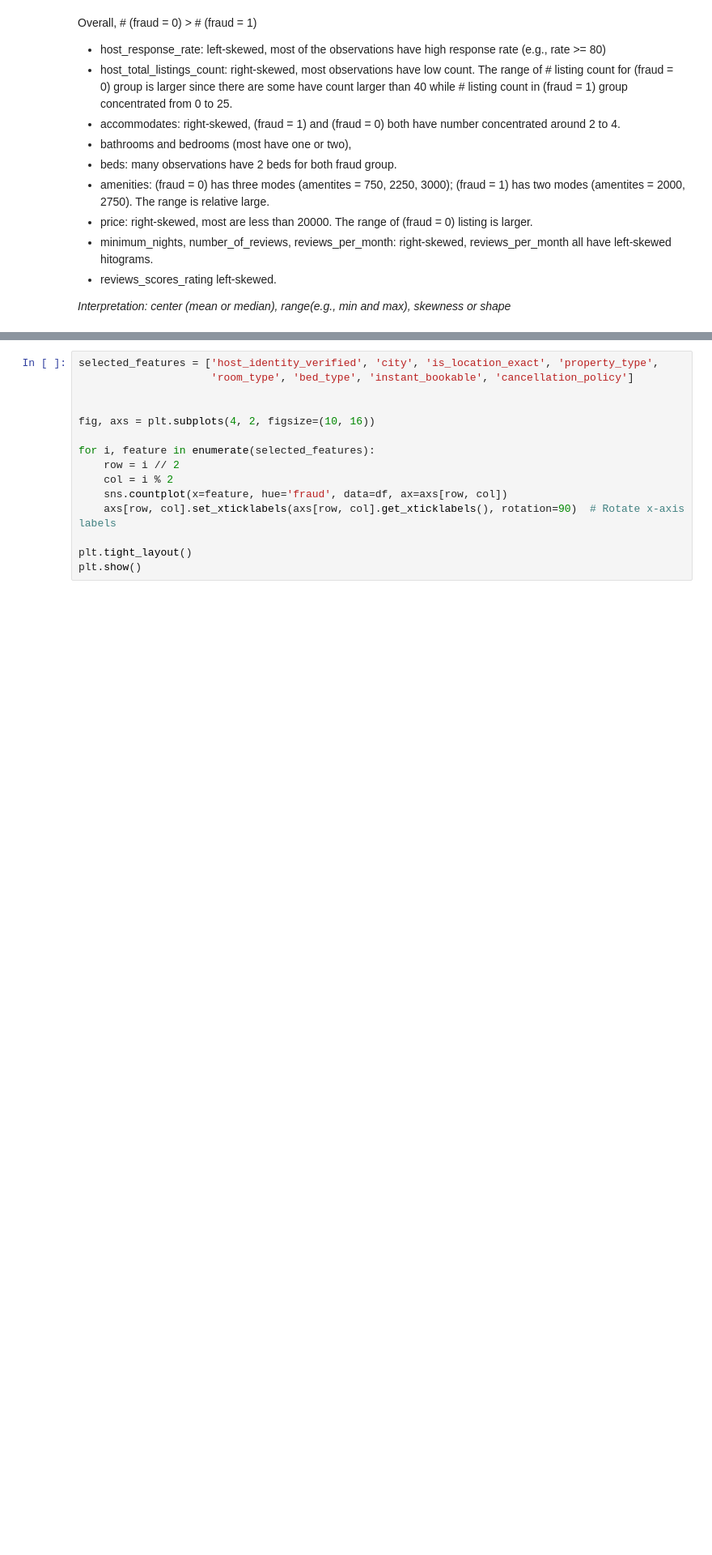
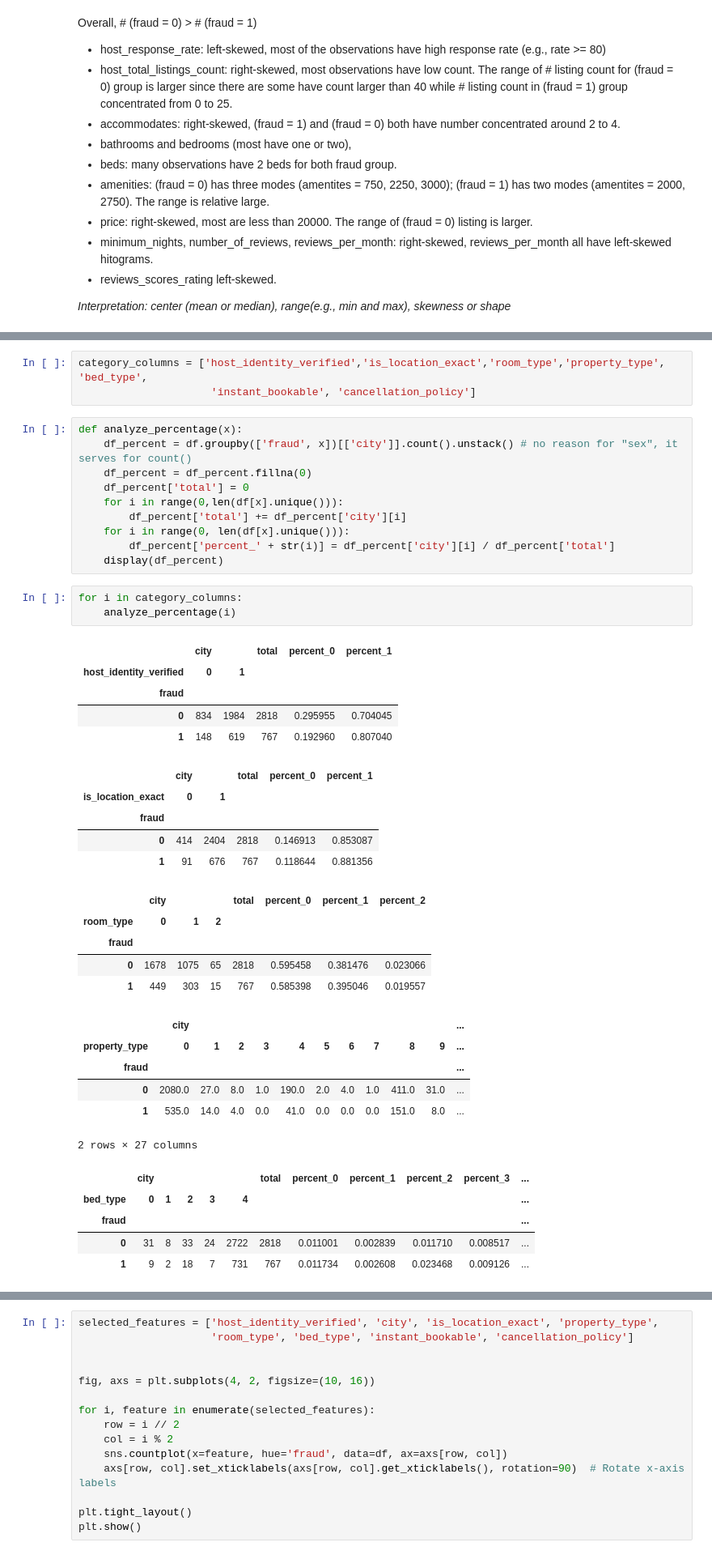
Before and after one commit to szhan872/Airbnb-Project, a Jupyter notebook: airbnb_project.ipynb, the cells around one changed output, grey strips where cells are left out. Shown at 81% size. Drawn from its saved outputs; the diff is of its cells as text; blank space fills up the shorter version.

```diff
--- a/airbnb_project.ipynb
+++ b/airbnb_project.ipynb
@@ -271,0 +287,43 @@ reviews_per_month all have left-skewed hitograms.
+# %%
+category_columns = ['host_identity_verified','is_location_exact','room_type','property_type', 'bed_type',
+                     'instant_bookable', 'cancellation_policy']
+# %%
+def analyze_percentage(x):
+    df_percent = df.groupby(['fraud', x])[['city']].count().unstack() # no reason for "sex", it serves for count()
+    df_percent = df_percent.fillna(0)
+    df_percent['total'] = 0
+    for i in range(0,len(df[x].unique())):
+        df_percent['total'] += df_percent['city'][i]
+    for i in range(0, len(df[x].unique())):
+        df_percent['percent_' + str(i)] = df_percent['city'][i] / df_percent['total']
+    display(df_percent)
+# %%
+for i in category_columns:
+    analyze_percentage(i)
+# %% [output]
+|  | city |  | total | percent_0 | percent_1 |
+| host_identity_verified | 0 | 1 |  |  |  |
+| fraud |  |  |  |  |  |
+| 0 | 834 | 1984 | 2818 | 0.295955 | 0.704045 |
+| 1 | 148 | 619 | 767 | 0.192960 | 0.807040 |
+|  | city |  | total | percent_0 | percent_1 |
+| is_location_exact | 0 | 1 |  |  |  |
+| fraud |  |  |  |  |  |
+| 0 | 414 | 2404 | 2818 | 0.146913 | 0.853087 |
+| 1 | 91 | 676 | 767 | 0.118644 | 0.881356 |
+|  | city |  |  | total | percent_0 | percent_1 | percent_2 |
+| room_type | 0 | 1 | 2 |  |  |  |  |
+| fraud |  |  |  |  |  |  |  |
+| 0 | 1678 | 1075 | 65 | 2818 | 0.595458 | 0.381476 | 0.023066 |
+| 1 | 449 | 303 | 15 | 767 | 0.585398 | 0.395046 | 0.019557 |
+|  | city |  |  |  |  |  |  |  |  |  | ... |
+| property_type | 0 | 1 | 2 | 3 | 4 | 5 | 6 | 7 | 8 | 9 | ... |
+| fraud |  |  |  |  |  |  |  |  |  |  | ... |
+| 0 | 2080.0 | 27.0 | 8.0 | 1.0 | 190.0 | 2.0 | 4.0 | 1.0 | 411.0 | 31.0 | ... |
+| 1 | 535.0 | 14.0 | 4.0 | 0.0 | 41.0 | 0.0 | 0.0 | 0.0 | 151.0 | 8.0 | ... |
+2 rows × 27 columns
+|  | city |  |  |  |  | total | percent_0 | percent_1 | percent_2 | percent_3 | ... |
+| bed_type | 0 | 1 | 2 | 3 | 4 |  |  |  |  |  | ... |
+| fraud |  |  |  |  |  |  |  |  |  |  | ... |
+| 0 | 31 | 8 | 33 | 24 | 2722 | 2818 | 0.011001 | 0.002839 | 0.011710 | 0.008517 | ... |
+| 1 | 9 | 2 | 18 | 7 | 731 | 767 | 0.011734 | 0.002608 | 0.023468 | 0.009126 | ... |
```
Also changed, not shown: parts of 16 cells of this notebook, 1 other file.
